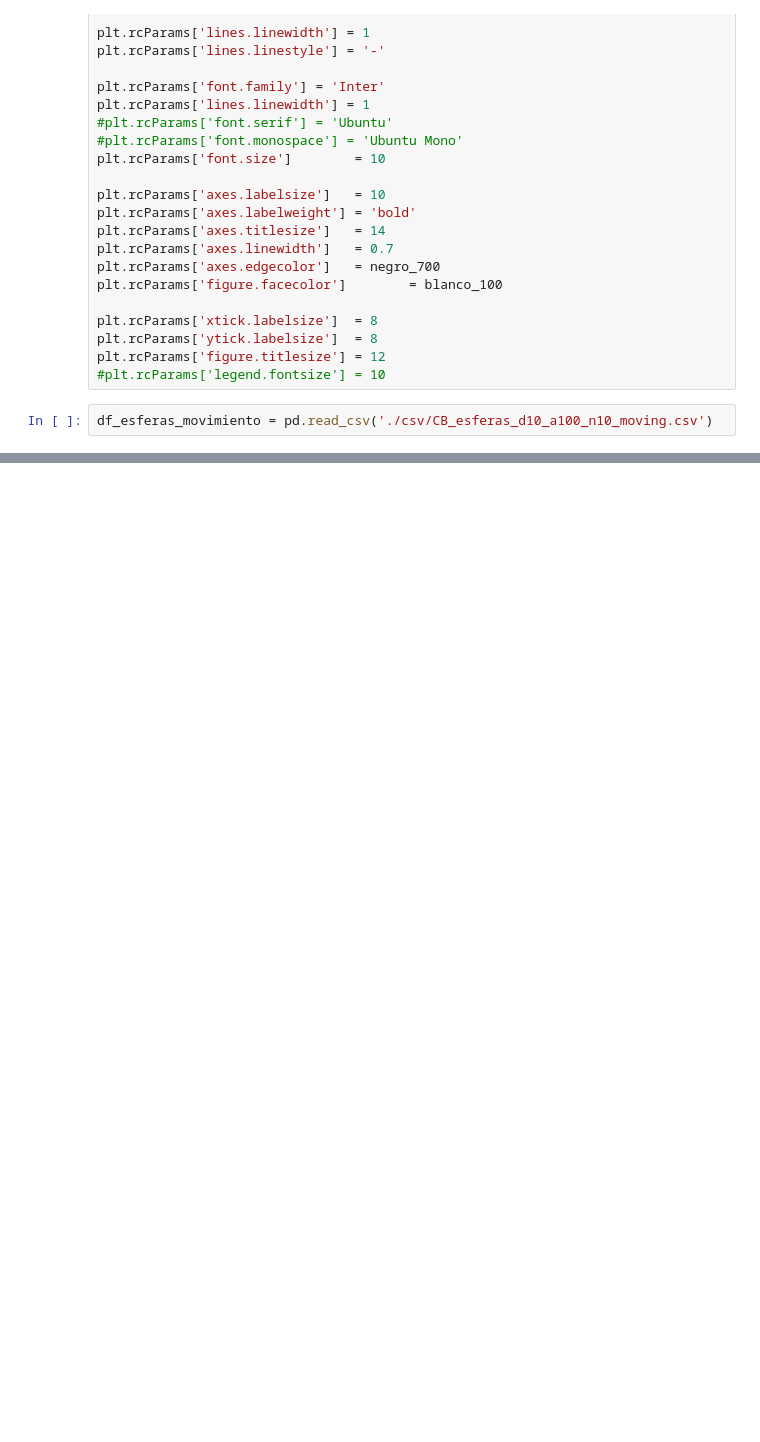
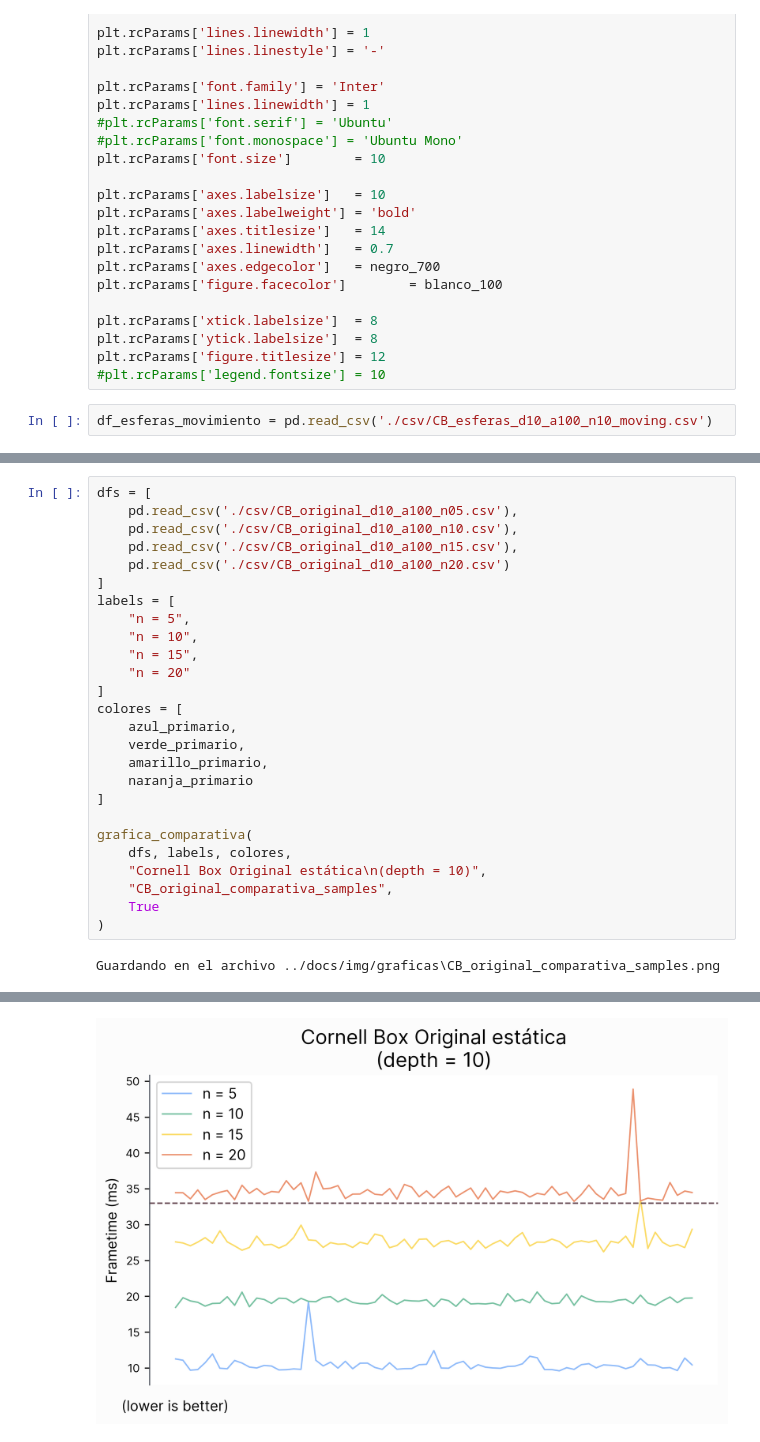
Before and after one commit to Asmilex/Raytracing, a Jupyter notebook: utilities/graficos.ipynb, the cells around one changed output, grey strips where cells are left out. Cells and saved outputs as stored; diff of their text form; blank space fills up the shorter version.

```diff
--- a/utilities/graficos.ipynb
+++ b/utilities/graficos.ipynb
@@ -124,0 +193,28 @@ os.getcwd()
+# %%
+dfs = [
+    pd.read_csv('./csv/CB_original_d10_a100_n05.csv'),
+    pd.read_csv('./csv/CB_original_d10_a100_n10.csv'),
+    pd.read_csv('./csv/CB_original_d10_a100_n15.csv'),
+    pd.read_csv('./csv/CB_original_d10_a100_n20.csv')
+]
+labels = [
+    "n = 5",
+    "n = 10",
+    "n = 15",
+    "n = 20"
+]
+colores = [
+    azul_primario,
+    verde_primario,
+    amarillo_primario,
+    naranja_primario
+]
+
+grafica_comparativa(
+    dfs, labels, colores,
+    "Cornell Box Original estática\n(depth = 10)",
+    "CB_original_comparativa_samples",
+    True
+)
+# %% [output]
+Guardando en el archivo ../docs/img/graficas\CB_original_comparativa_samples.png
@@ -124,0 +222 @@ os.getcwd()
+[figure, added]
```
Also changed, not shown: parts of 8 cells of this notebook, 10 other files.
